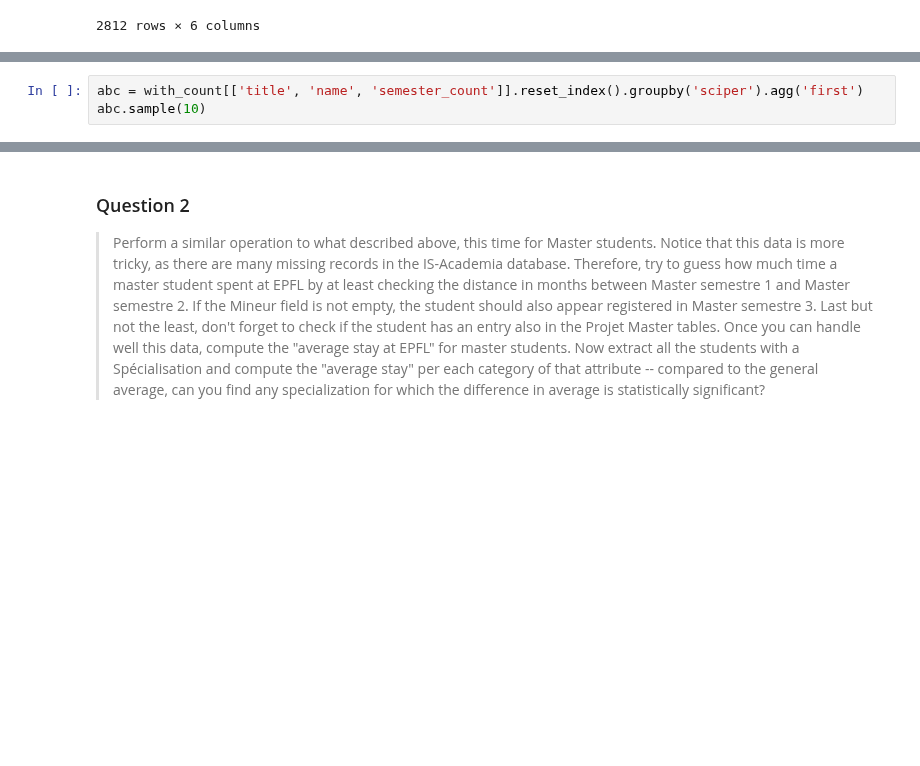
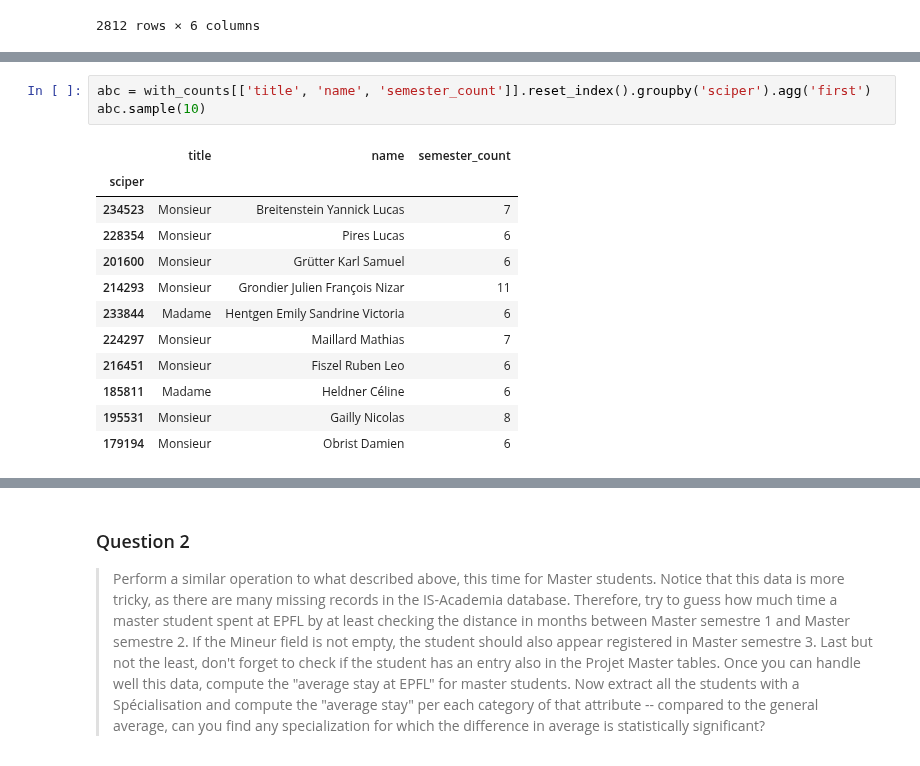
Before and after one commit to romac/ADAHomeworks, a Jupyter notebook: 02 - Data from the Web/Scraper-dylan.ipynb, the cells around one changed output, grey strips where cells are left out. Cells and saved outputs as stored; diff of their text form; blank space fills up the shorter version.

```diff
--- a/02 - Data from the Web/Scraper-dylan.ipynb
+++ b/02 - Data from the Web/Scraper-dylan.ipynb
@@ -371,6 +390,19 @@ with_counts.head(20)
 # %%
-abc = with_count[['title', 'name', 'semester_count']].reset_index().groupby('sciper').agg('first')
+abc = with_counts[['title', 'name', 'semester_count']].reset_index().groupby('sciper').agg('first')
 abc.sample(10)
+# %% [output]
+|  | title | name | semester_count |
+| sciper |  |  |  |
+| 234523 | Monsieur | Breitenstein Yannick Lucas | 7 |
+| 228354 | Monsieur | Pires Lucas | 6 |
+| 201600 | Monsieur | Grütter Karl Samuel | 6 |
+| 214293 | Monsieur | Grondier Julien François Nizar | 11 |
+| 233844 | Madame | Hentgen Emily Sandrine Victoria | 6 |
+| 224297 | Monsieur | Maillard Mathias | 7 |
+| 216451 | Monsieur | Fiszel Ruben Leo | 6 |
+| 185811 | Madame | Heldner Céline | 6 |
+| 195531 | Monsieur | Gailly Nicolas | 8 |
+| 179194 | Monsieur | Obrist Damien | 6 |
 # %%
 by_title = abc.groupby('title')
 by_title['semester_count'].describe()
```
Also changed, not shown: parts of 12 cells of this notebook.
